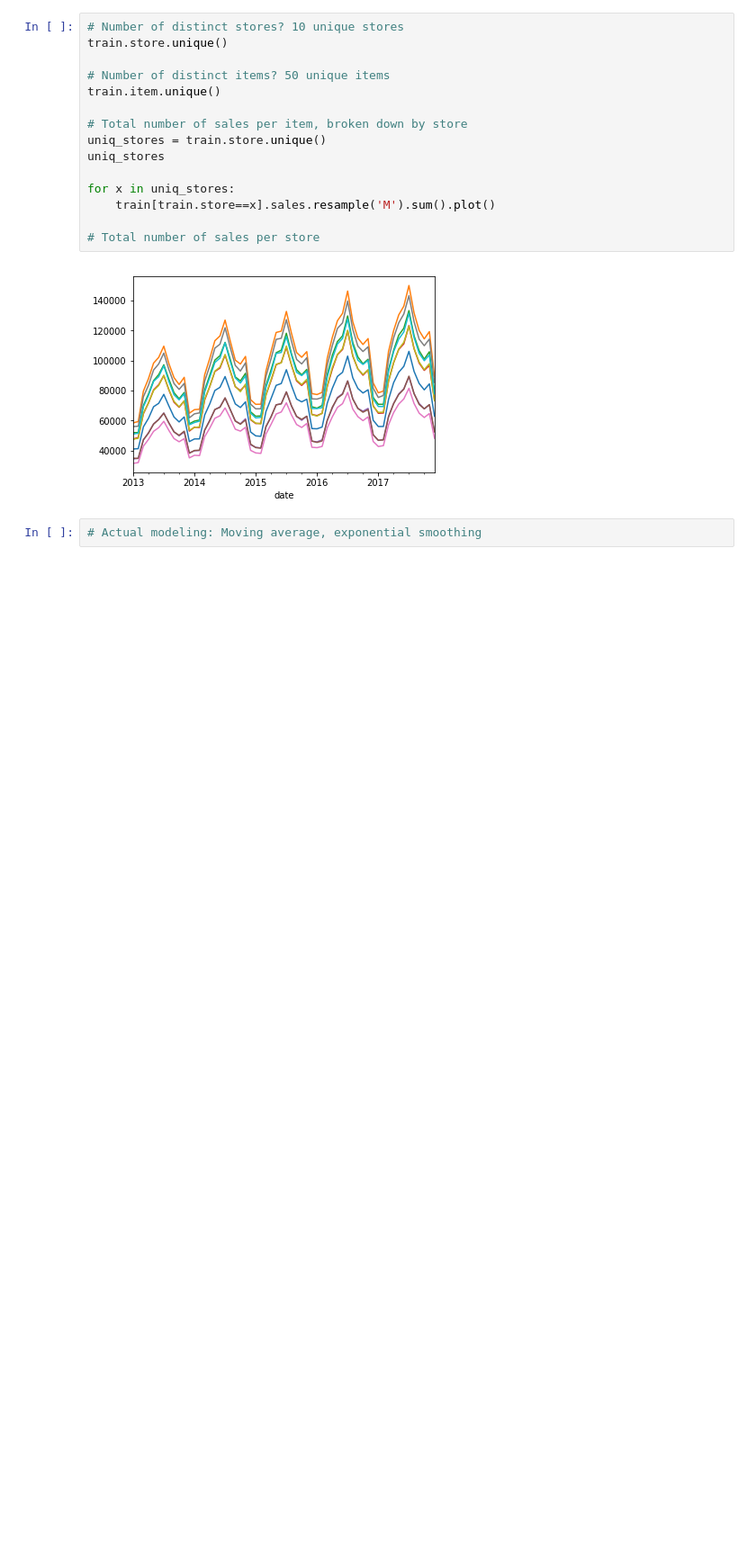
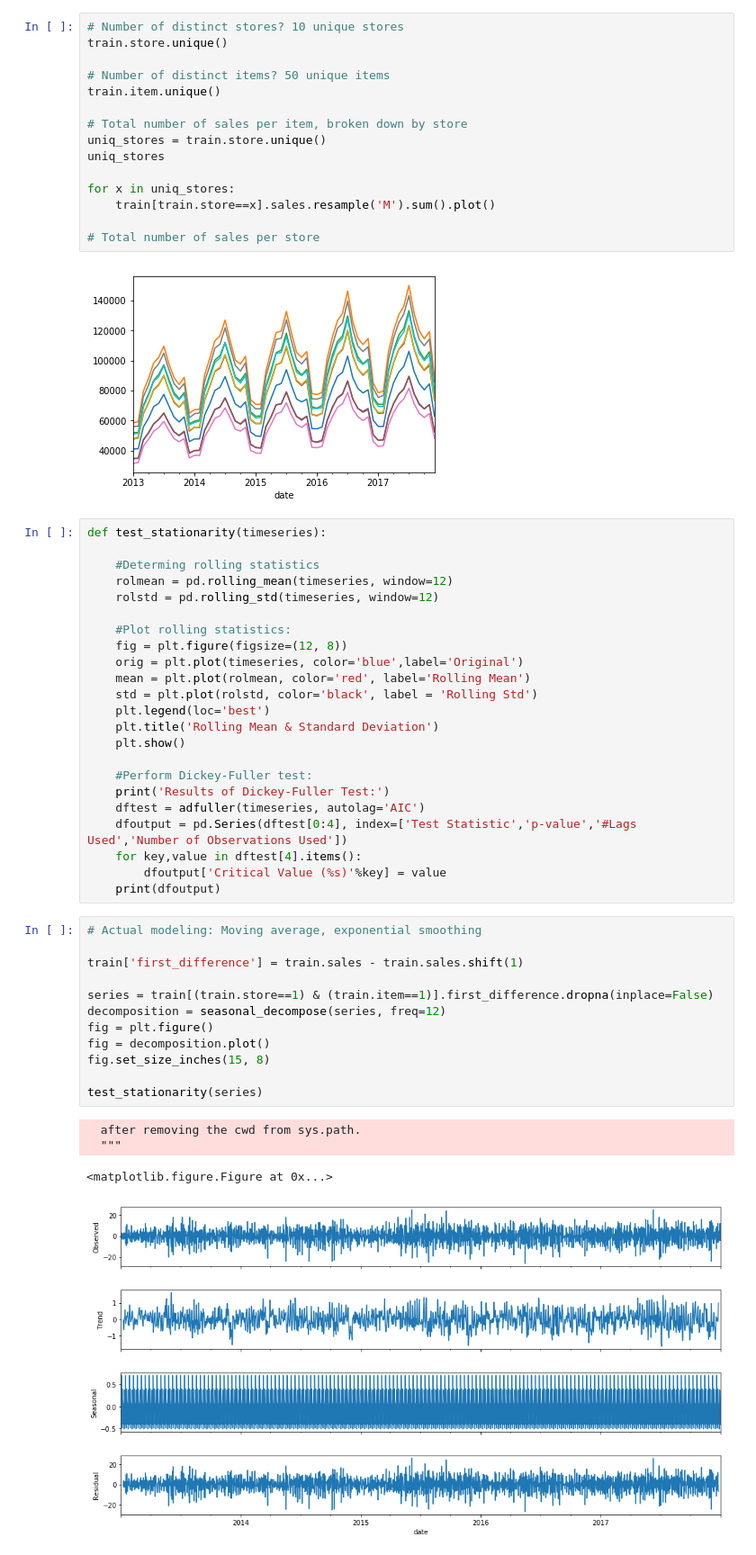
Before and after one commit to samsisto-db/ItemForecastKaggleComp, a Jupyter notebook: DataExploration.ipynb, the cells around one changed output. Shown at 90% size. Cells and saved outputs as stored; diff of their text form; blank space fills up the shorter version.

Commit message:
Testing stationarity for ARIMA model

```diff
--- a/DataExploration.ipynb
+++ b/DataExploration.ipynb
@@ -37,5 +33,43 @@ for x in uniq_stores:
 # Total number of sales per store
 # %% [output]
 [figure]
-# %%
-# Actual modeling: Moving average, exponential smoothing
+# %%
+def test_stationarity(timeseries):
+
+    #Determing rolling statistics
+    rolmean = pd.rolling_mean(timeseries, window=12)
+    rolstd = pd.rolling_std(timeseries, window=12)
+
+    #Plot rolling statistics:
+    fig = plt.figure(figsize=(12, 8))
+    orig = plt.plot(timeseries, color='blue',label='Original')
+    mean = plt.plot(rolmean, color='red', label='Rolling Mean')
+    std = plt.plot(rolstd, color='black', label = 'Rolling Std')
+    plt.legend(loc='best')
+    plt.title('Rolling Mean & Standard Deviation')
+    plt.show()
+
+    #Perform Dickey-Fuller test:
+    print('Results of Dickey-Fuller Test:')
+    dftest = adfuller(timeseries, autolag='AIC')
+    dfoutput = pd.Series(dftest[0:4], index=['Test Statistic','p-value','#Lags Used','Number of Observations Used'])
+    for key,value in dftest[4].items():
+        dfoutput['Critical Value (%s)'%key] = value
+    print(dfoutput)
+# %%
+# Actual modeling: Moving average, exponential smoothing
+
+train['first_difference'] = train.sales - train.sales.shift(1)
+
+series = train[(train.store==1) & (train.item==1)].first_difference.dropna(inplace=False)
+decomposition = seasonal_decompose(series, freq=12)
+fig = plt.figure()
+fig = decomposition.plot()
+fig.set_size_inches(15, 8)
+
+test_stationarity(series)
+# %% [output]
+  after removing the cwd from sys.path.
+  """
+<matplotlib.figure.Figure at 0x...>
+[figure, added]
```
Also changed, not shown: parts of 4 cells of this notebook.
